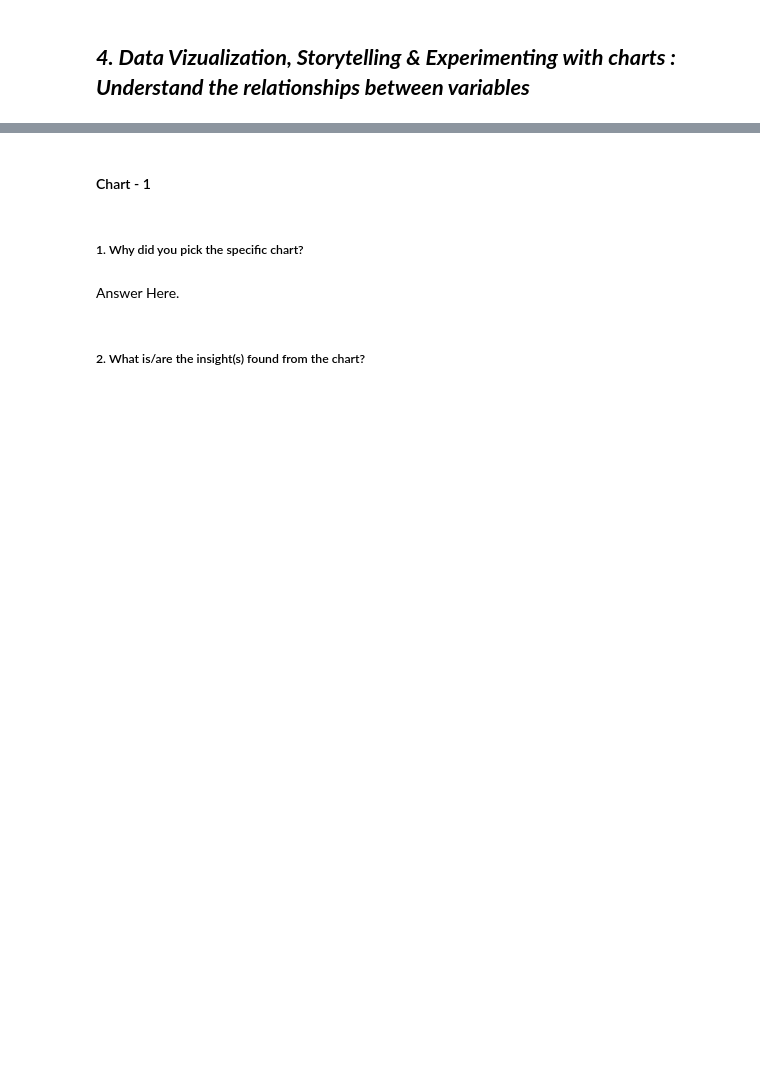
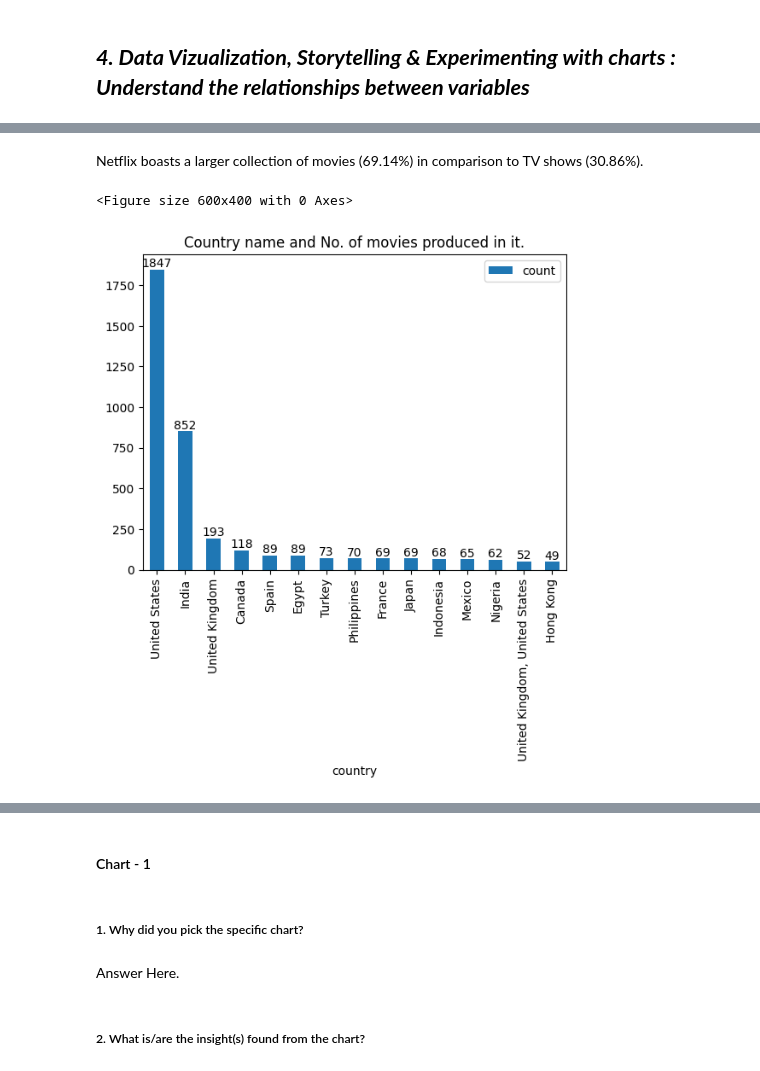
Before and after one commit to KiranKokateGitHub/Netflix-Movies-and-TV-Shows-Clustering_UnsupervisedML, a Jupyter notebook: Kiran_unsupervisedML.ipynb, the cells around one changed output, grey strips where cells are left out. Cells and saved outputs as stored; diff of their text form; code cells hidden in the pictures; blank space fills up the shorter version.

```diff
--- a/Kiran_unsupervisedML.ipynb
+++ b/Kiran_unsupervisedML.ipynb
@@ -522,0 +619,4 @@ plt.show()
+# %%
+# LEt's Create a new dataframe that having all movies
+mvdf = nfdf[nfdf.type == 'Movie']
+mvdf.head(4)
@@ -522,0 +696,24 @@ plt.show()
+# %% [markdown]
+Netflix boasts a larger collection of movies (69.14%) in comparison to TV shows (30.86%).
+# %%
+# let's find the country where the maximun movies are produced.
+
+# Now Create a dataframe as 'mv_ctry_df'.
+mv_ctry_df = pd.DataFrame(mvdf.groupby(by='country').size()).sort_values(by= 0, ascending = False)
+mv_ctry_df.rename(columns={0:'count'}, inplace=True)
+
+# Let's remove the observations where the country data is not available
+mv_ctry_df = mv_ctry_df[mv_ctry_df.index != 'Country Unavailable']
+
+plt.figure(figsize=(6,4))
+
+# Let's plot a bar graph to show top 15 countries.
+ax = mv_ctry_df.head(15).plot(kind='bar')
+
+ax.bar_label(ax.containers[0])
+plt.title('Country name and No. of movies produced in it.')
+
+plt.show()
+# %% [output]
+<Figure size 600x400 with 0 Axes>
+[figure, added]
```
Also changed, not shown: parts of 23 cells of this notebook.
